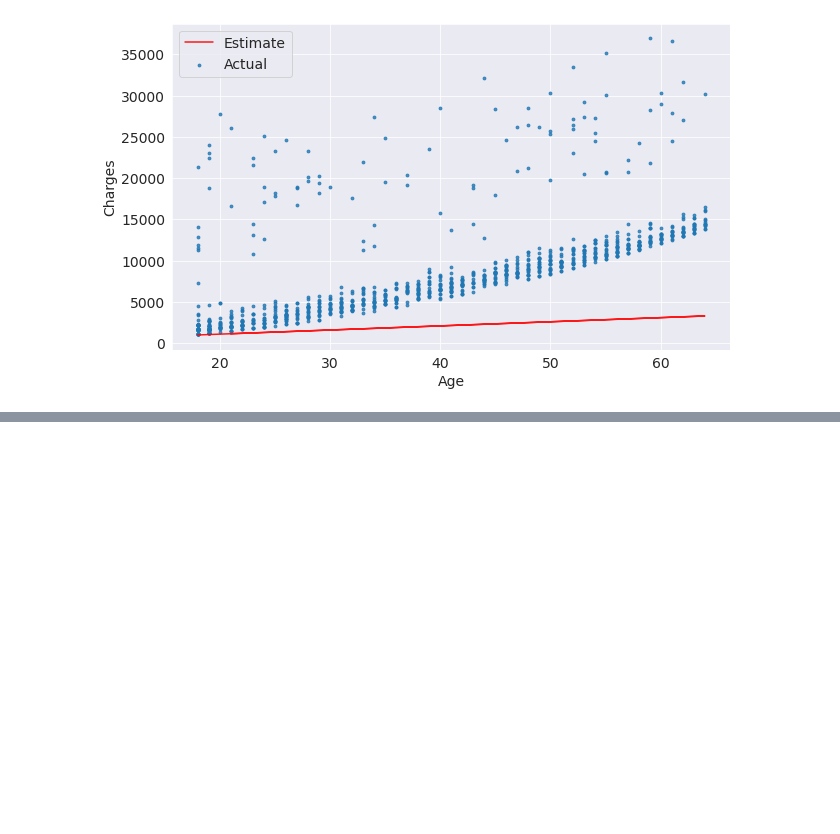
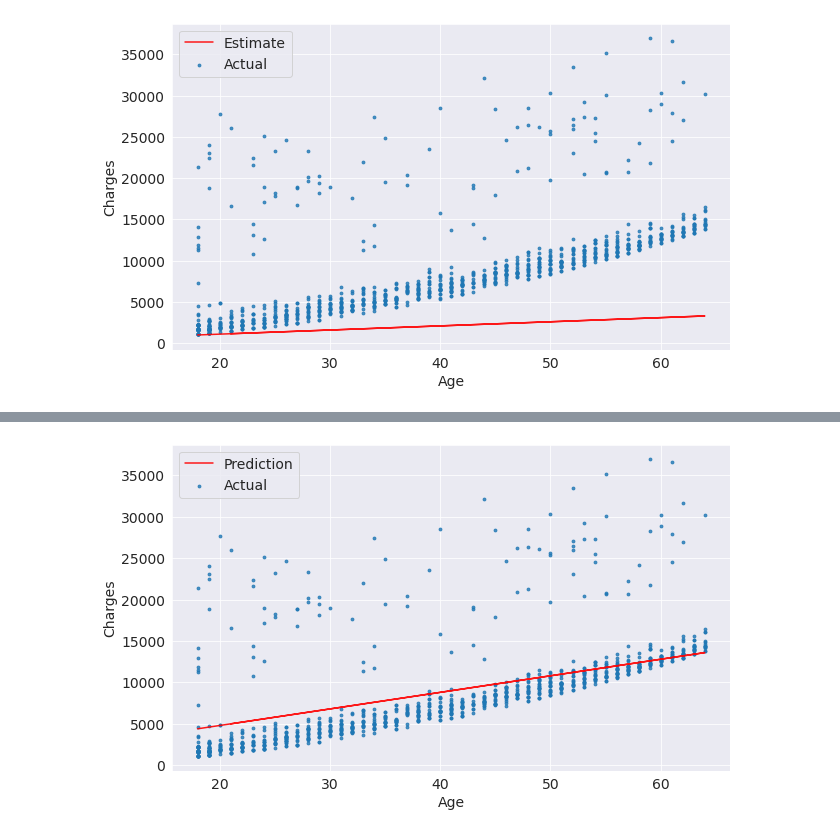
Before and after one commit to INSVICKY/Machine_learning_jovian, a Jupyter notebook: Vivek_python_sklearn_linear_regression.ipynb, the cells around one changed output, grey strips where cells are left out. Drawn from its saved outputs; the diff is of its cells as text; code cells hidden in the pictures; blank space fills up the shorter version.

```diff
--- a/Vivek_python_sklearn_linear_regression.ipynb
+++ b/Vivek_python_sklearn_linear_regression.ipynb
@@ -402,0 +529,3 @@ rmse(targets, predicted)
+# %%
+try_parameters(200,800)
+# %% [output]
@@ -402,0 +533 @@ rmse(targets, predicted)
+[figure, added]
```
Also changed, not shown: parts of 44 cells of this notebook.
